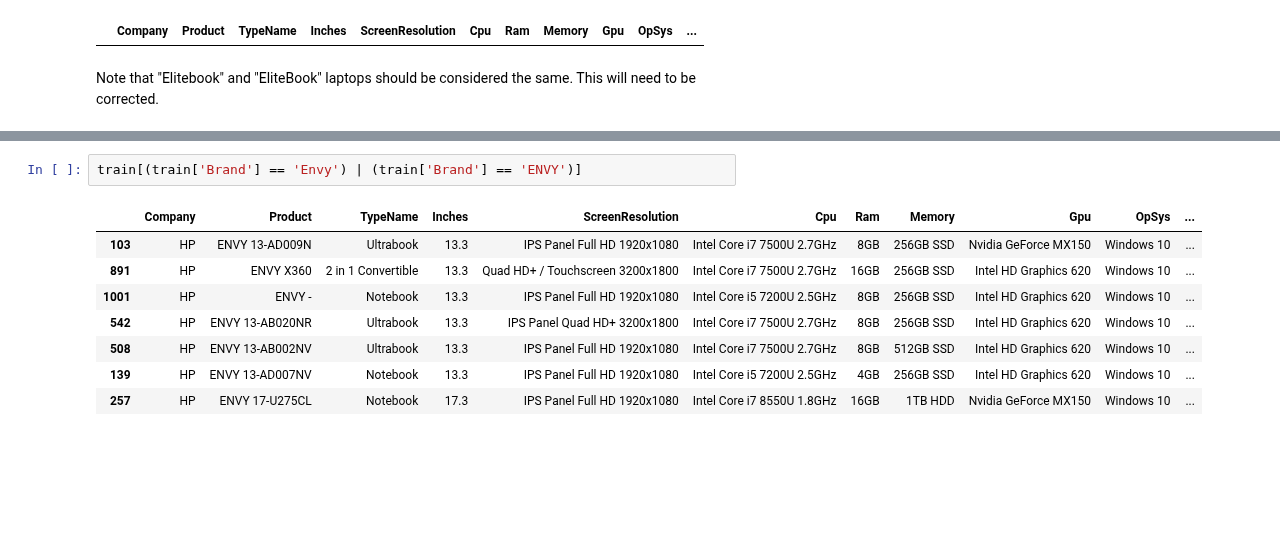
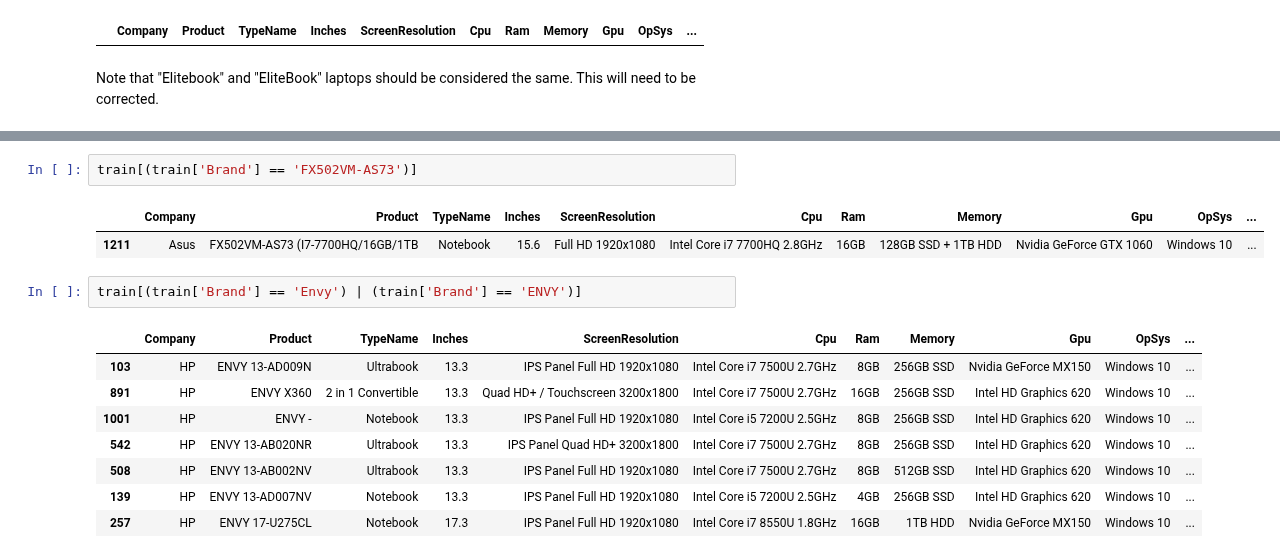
Before and after one commit to ryan-ferns/project_laptop_prices, a Jupyter notebook: laptop-prices-project.ipynb, the cells around one changed output, grey strips where cells are left out. Saved outputs shown, nothing was run; the diff lists cells and outputs as text; blank space fills up the shorter version.

```diff
--- a/laptop-prices-project.ipynb
+++ b/laptop-prices-project.ipynb
@@ -2632,3 +2658,8 @@ array(['250', '255', 'ALIENWARE', 'ASPIRE', 'B51-80', 'BLADE',
+# %%
+train[(train['Brand'] == 'FX502VM-AS73')]
+# %% [output]
+|  | Company | Product | TypeName | Inches | ScreenResolution | Cpu | Ram | Memory | Gpu | OpSys | ... |
+| 1211 | Asus | FX502VM-AS73 (I7-7700HQ/16GB/1TB | Notebook | 15.6 | Full HD 1920x1080 | Intel Core i7 7700HQ 2.8GHz | 16GB | 128GB SSD + 1TB HDD | Nvidia GeForce GTX 1060 | Windows 10 | ... |
 # %%
 train[(train['Brand'] == 'Envy') | (train['Brand'] == 'ENVY')]
 # %% [output]
```
Also changed, not shown: parts of 16 cells of this notebook.
